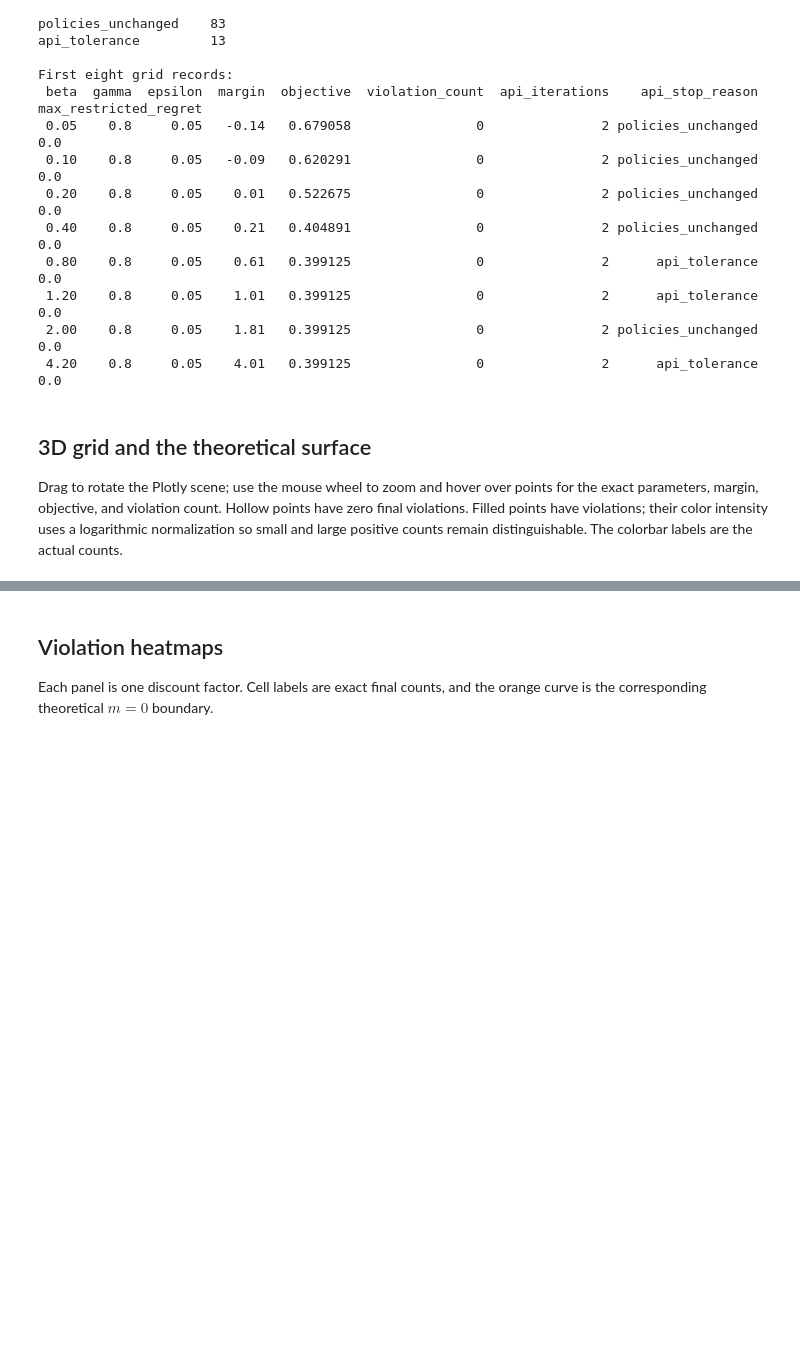
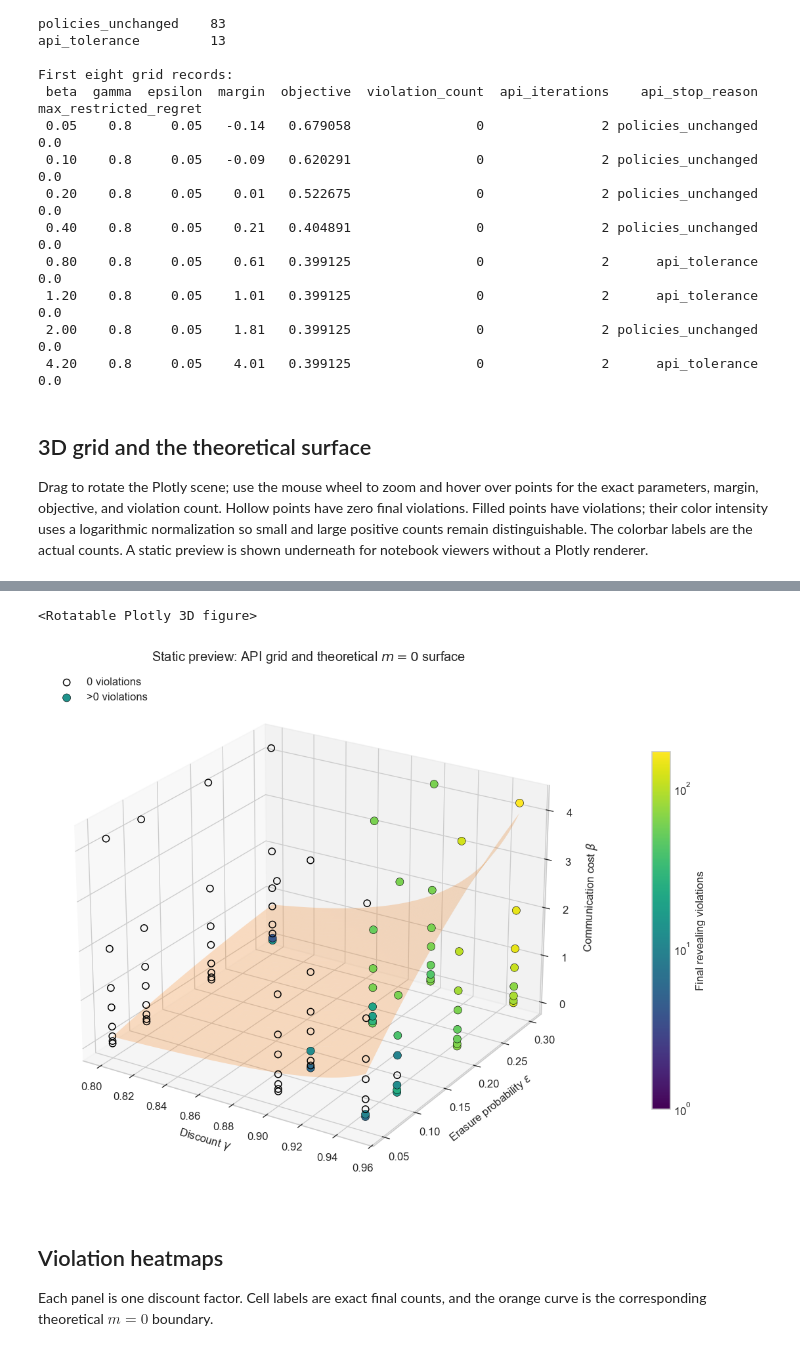
Before and after one commit to Loudwig/RemotePOMDP, a Jupyter notebook: experiments/api_grid_s10_d05_delta100/api_grid.ipynb, the cells around one changed output, grey strips where cells are left out. Cells and saved outputs as stored; diff of their text form; code cells hidden in the pictures; blank space fills up the shorter version.

Commit message:
solve plotting issue in the notebook | last commit before trying to change the policy tail structure to mitigate boundary effect

```diff
--- a/experiments/api_grid_s10_d05_delta100/api_grid.ipynb
+++ b/experiments/api_grid_s10_d05_delta100/api_grid.ipynb
@@ -343,12 +343,12 @@ First eight grid records:
 # %% [markdown]
 ## 3D grid and the theoretical surface
 
-Drag to rotate the Plotly scene; use the mouse wheel to zoom and hover over points for the exact parameters, margin, objective, and violation count. Hollow points have zero final violations. Filled points have violations; their color intensity uses a logarithmic normalization so small and large positive counts remain distinguishable. The colorbar labels are the actual counts.
+Drag to rotate the Plotly scene; use the mouse wheel to zoom and hover over points for the exact parameters, margin, objective, and violation count. Hollow points have zero final violations. Filled points have violations; their color intensity uses a logarithmic normalization so small and large positive counts remain distinguishable. The colorbar labels are the actual counts. A static preview is shown underneath for notebook viewers without a Plotly renderer.
 # %%
 try:
-    from IPython.display import HTML as IPythonHTML
+    from IPython.display import display as IPythonDisplay
 except ImportError:
-    IPythonHTML = None
+    IPythonDisplay = None
 
 gamma_surface = np.linspace(GAMMAS.min(), GAMMAS.max(), 80)
 epsilon_surface = np.linspace(EPSILONS.min(), EPSILONS.max(), 80)
@@ -420,16 +420,46 @@ layout = {
         "camera": {"eye": {"x": 1.45, "y": -1.55, "z": 1.05}},
     },
 }
-plotly_html = f"""
-<div id="api-grid-3d-plotly" style="width:100%;height:720px;"></div>
-<script src="https://cdn.jsdelivr.net/npm/plotly.js-dist-min@2.35.2/plotly.min.js"></script>
-<script>
-(function() {{
-  const element = document.getElementById("api-grid-3d-plotly");
-  Plotly.newPlot(element, {json.dumps(traces)}, {json.dumps(layout)}, {{responsive: true, displaylogo: false}});
-}})();
-</script>
-"""
-plotly_result = IPythonHTML(plotly_html) if IPythonHTML is not None else plotly_html
-plotly_result
+plotly_bundle = {
+    "data": traces,
+    "layout": layout,
+    "config": {"responsive": True, "displaylogo": False},
+}
+if IPythonDisplay is not None:
+    IPythonDisplay(
+        {
+            "application/vnd.plotly.v1+json": plotly_bundle,
+            "text/plain": "<Rotatable Plotly 3D figure>",
+        },
+        raw=True,
+    )
+
+# Static fallback for notebook viewers without a Plotly MIME renderer.
+static_fig = plt.figure(figsize=(10.5, 7.2))
+static_ax = static_fig.add_subplot(111, projection="3d")
+static_ax.plot_surface(G, E, B0, color="tab:orange", alpha=0.24, linewidth=0)
+static_ax.scatter(
+    zero.gamma, zero.epsilon, zero.beta,
+    s=38, facecolors="none", edgecolors="black",
+    linewidths=0.9, depthshade=False, label="0 violations",
+)
+if not positive.empty:
+    static_maximum = max(1.000001, float(positive.violation_count.max()))
+    static_points = static_ax.scatter(
+        positive.gamma, positive.epsilon, positive.beta,
+        c=positive.violation_count, cmap="viridis",
+        norm=LogNorm(vmin=1, vmax=static_maximum),
+        s=52, edgecolors="black", linewidths=0.35,
+        depthshade=False, label=">0 violations",
+    )
+    static_colorbar = static_fig.colorbar(static_points, ax=static_ax, shrink=0.68, pad=0.10)
+    static_colorbar.set_label("Final revealing violations")
+static_ax.set_xlabel(r"Discount $\gamma$")
+static_ax.set_ylabel(r"Erasure probability $\epsilon$")
+static_ax.set_zlabel(r"Communication cost $\beta$")
+static_ax.set_title(r"Static preview: API grid and theoretical $m=0$ surface")
+static_ax.view_init(elev=24, azim=-58)
+static_ax.legend(loc="upper left")
+plt.tight_layout()
+plt.show()
 # %% [output]
@@ -437,3 +466,5 @@ plotly_result
+<Rotatable Plotly 3D figure>
+[figure, added]
 # %% [markdown]
 ## Violation heatmaps
 
```
Also changed, not shown: parts of 1 cell of this notebook, 1 other file.
